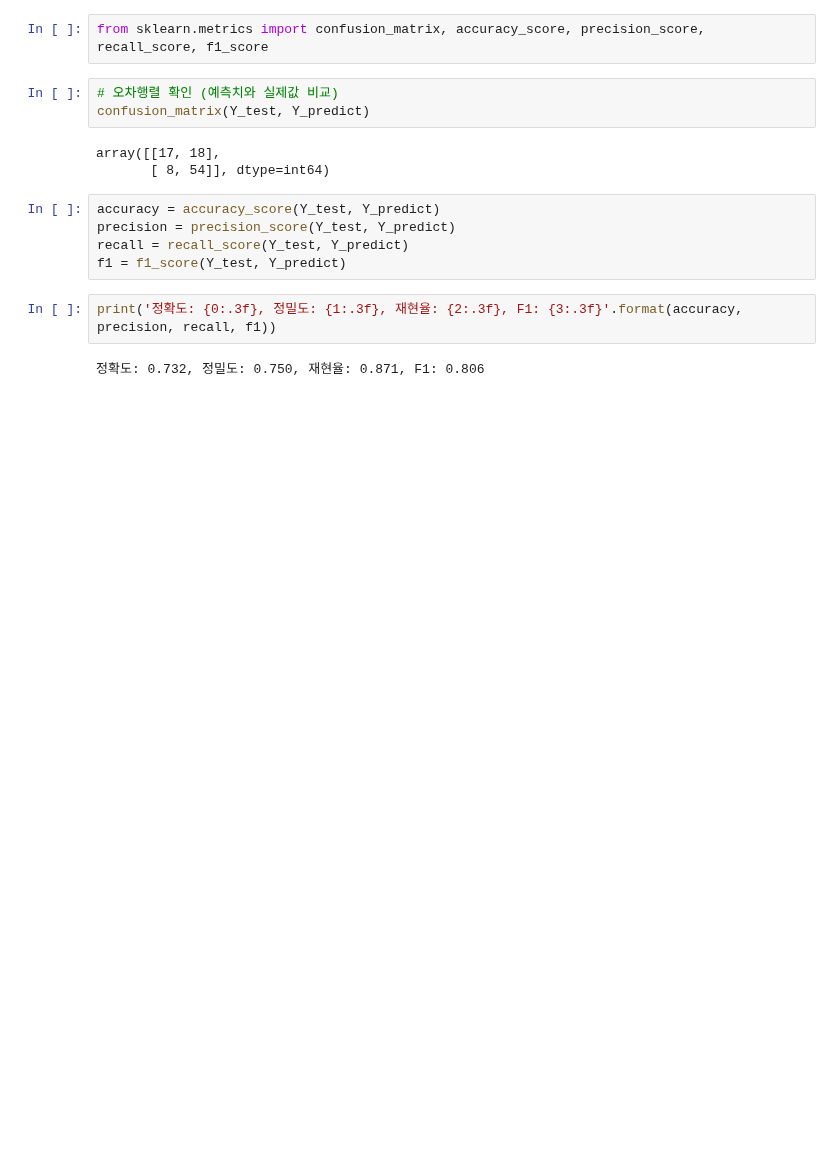
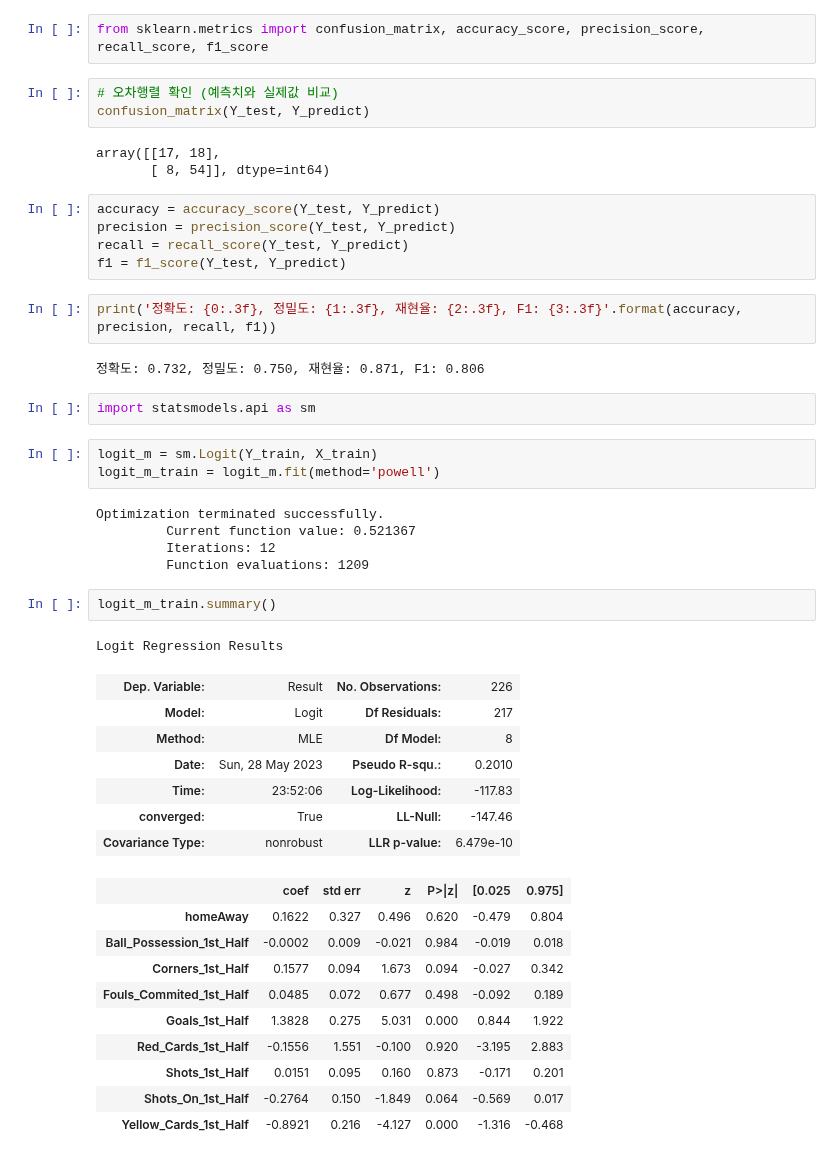
Before and after one commit to half-time-analyze/win-draw, a Jupyter notebook: final/win-draw.ipynb, the cells around one changed output. Drawn from its saved outputs; the diff is of its cells as text; blank space fills up the shorter version.

```diff
--- a/final/win-draw.ipynb
+++ b/final/win-draw.ipynb
@@ -297,3 +297,34 @@ f1 = f1_score(Y_test, Y_predict)
 print('정확도: {0:.3f}, 정밀도: {1:.3f}, 재현율: {2:.3f}, F1: {3:.3f}'.format(accuracy, precision, recall, f1))
 # %% [output]
 정확도: 0.732, 정밀도: 0.750, 재현율: 0.871, F1: 0.806
+# %%
+import statsmodels.api as sm
+# %%
+logit_m = sm.Logit(Y_train, X_train)
+logit_m_train = logit_m.fit(method='powell')
+# %% [output]
+Optimization terminated successfully.
+         Current function value: 0.521367
+         Iterations: 12
+         Function evaluations: 1209
+# %%
+logit_m_train.summary()
+# %% [output]
+Logit Regression Results
+| Dep. Variable: | Result | No. Observations: | 226 |
+| Model: | Logit | Df Residuals: | 217 |
+| Method: | MLE | Df Model: | 8 |
+| Date: | Sun, 28 May 2023 | Pseudo R-squ.: | 0.2010 |
+| Time: | 23:52:06 | Log-Likelihood: | -117.83 |
+| converged: | True | LL-Null: | -147.46 |
+| Covariance Type: | nonrobust | LLR p-value: | 6.479e-10 |
+|  | coef | std err | z | P>|z| | [0.025 | 0.975] |
+| homeAway | 0.1622 | 0.327 | 0.496 | 0.620 | -0.479 | 0.804 |
+| Ball_Possession_1st_Half | -0.0002 | 0.009 | -0.021 | 0.984 | -0.019 | 0.018 |
+| Corners_1st_Half | 0.1577 | 0.094 | 1.673 | 0.094 | -0.027 | 0.342 |
+| Fouls_Commited_1st_Half | 0.0485 | 0.072 | 0.677 | 0.498 | -0.092 | 0.189 |
+| Goals_1st_Half | 1.3828 | 0.275 | 5.031 | 0.000 | 0.844 | 1.922 |
+| Red_Cards_1st_Half | -0.1556 | 1.551 | -0.100 | 0.920 | -3.195 | 2.883 |
+| Shots_1st_Half | 0.0151 | 0.095 | 0.160 | 0.873 | -0.171 | 0.201 |
+| Shots_On_1st_Half | -0.2764 | 0.150 | -1.849 | 0.064 | -0.569 | 0.017 |
+| Yellow_Cards_1st_Half | -0.8921 | 0.216 | -4.127 | 0.000 | -1.316 | -0.468 |
```
Also changed, not shown: parts of 2 cells of this notebook, 2 other files.
